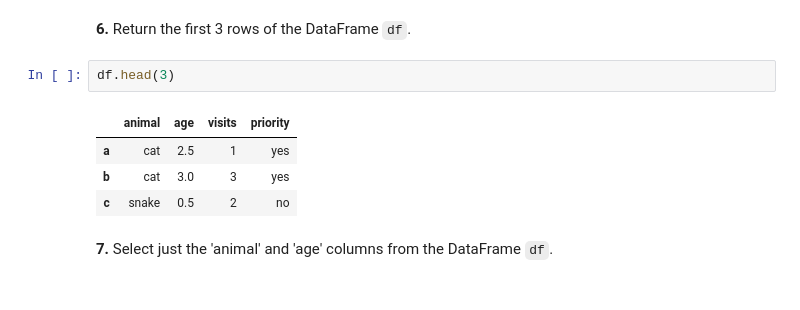
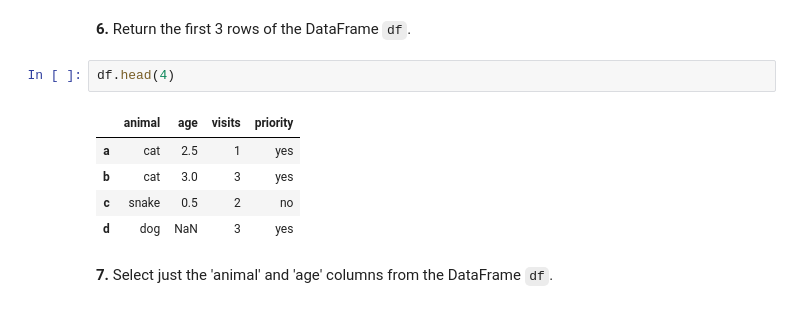
Before and after one commit to Rupesh-AI404/Pandas_puzzle, a Jupyter notebook: 100-pandas-puzzles.ipynb, the cells around one changed output. Drawn from its saved outputs; the diff is of its cells as text.

```diff
--- a/100-pandas-puzzles.ipynb
+++ b/100-pandas-puzzles.ipynb
@@ -113,12 +113,13 @@ memory usage: 400.0+ bytes
 # %% [markdown]
 **6.** Return the first 3 rows of the DataFrame `df`.
 # %%
-df.head(3)
+df.head(4)
 # %% [output]
 |  | animal | age | visits | priority |
 | a | cat | 2.5 | 1 | yes |
 | b | cat | 3.0 | 3 | yes |
 | c | snake | 0.5 | 2 | no |
+| d | dog | NaN | 3 | yes |
 # %% [markdown]
 **7.** Select just the 'animal' and 'age' columns from the DataFrame `df`.
 # %%
```
